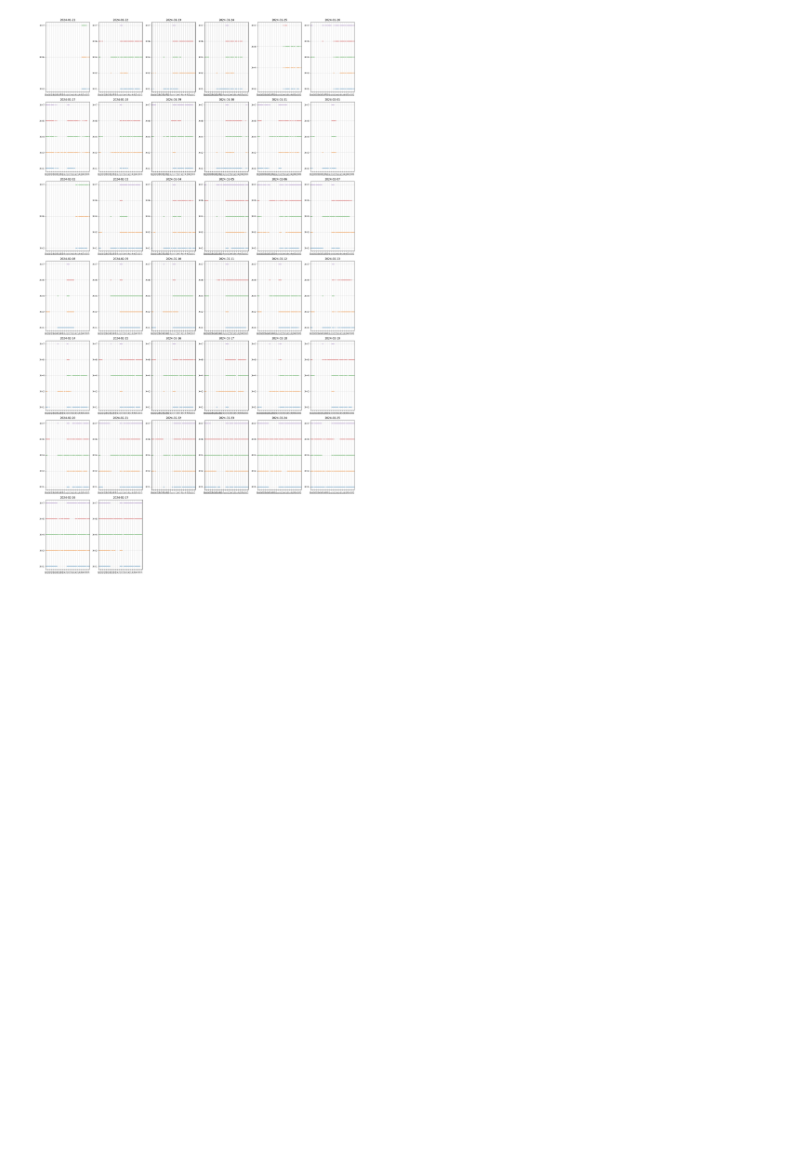
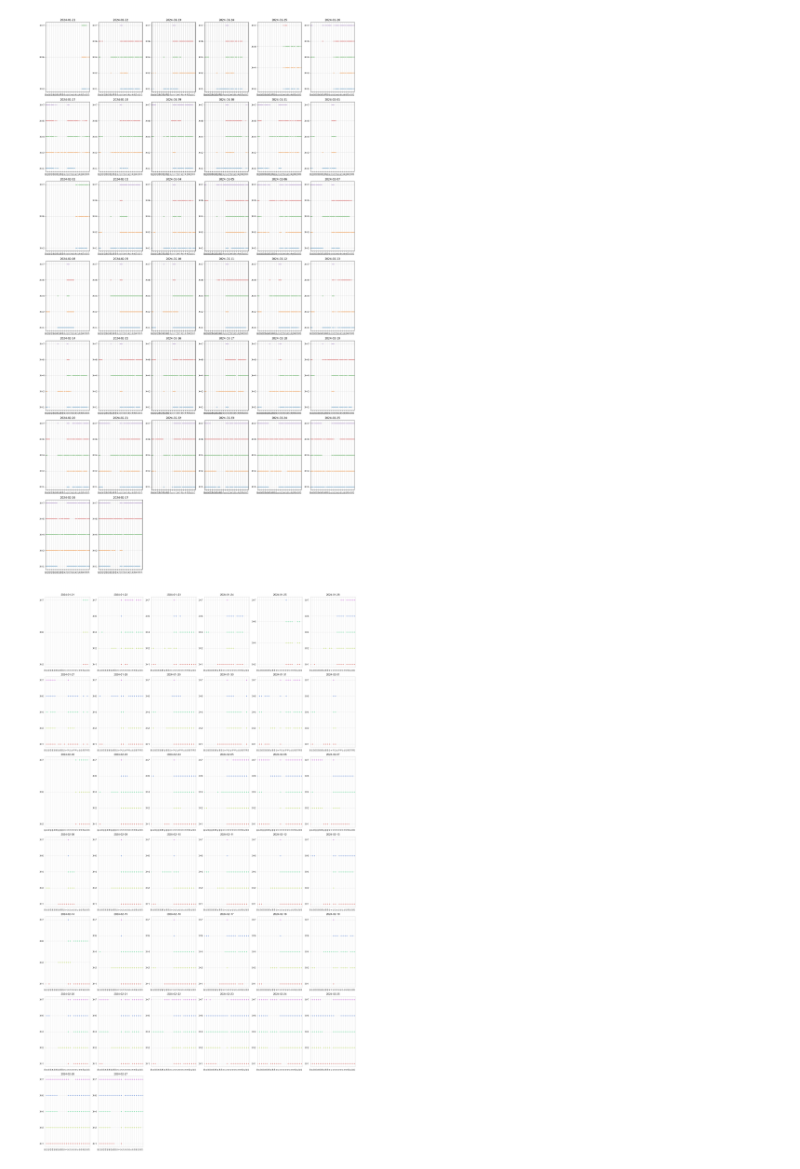
Before and after one commit to Tomasngu/BP, a Jupyter notebook: model_dt/analyze_blank.ipynb, the cells around one changed output. Cells and saved outputs as stored; diff of their text form; code cells hidden in the pictures; blank space fills up the shorter version.

```diff
--- a/model_dt/analyze_blank.ipynb
+++ b/model_dt/analyze_blank.ipynb
@@ -66,3 +66,74 @@ def plot_image_dates_and_times_by_day(directory):
 plot_image_dates_and_times_by_day("../../data_all/images/")
 # %% [output]
 [figure]
+# %%
+import os
+import re
+from datetime import datetime, timedelta
+import matplotlib.pyplot as plt
+import matplotlib.dates as mdates
+import seaborn as sns
+
+sns.set_style("whitegrid")
+
+palette = sns.color_palette("hls", 5)
+sns.set_palette(palette)
+
+def plot_image_dates_and_times_by_day(directory):
+    pattern = re.compile(r'screenshot(\d+)_(\d{2})_(\d{2})__(\d{2})_(\d{2})\.png')
+    data = {}
+
+    for filename in os.listdir(directory):
+        ending = os.path.splitext(filename)[0][-2:]
+        if ending not in ['00']:
+            continue
+        match = pattern.match(filename)
+        if match:
+            X, day, month, hour, minute = map(int, match.groups())
+            timestamp = datetime(year=2024, month=month, day=day, hour=hour, minute=minute)
+            date_key = timestamp.strftime('%Y-%m-%d')
+            if date_key not in data:
+                data[date_key] = {}
+            if X not in data[date_key]:
+                data[date_key][X] = []
+            data[date_key][X].append(timestamp)
+        else:
+            print(f"Unmatched filename: {filename}")
+
+    n_days = len(data)
+    cols = 6
+    rows = (n_days + cols - 1) // cols
+
+    fig, axs = plt.subplots(rows, cols, figsize=(20, 5 * rows))
+    fig.subplots_adjust(hspace=0.4, wspace=0.4)
+
+    for i, (date_key, day_data) in enumerate(sorted(data.items())):
+        ax = axs[i // cols, i % cols] if rows > 1 else axs[i % cols]
+        for idx, (X, timestamps) in enumerate(day_data.items()):
+            timestamps.sort()
+            ax.scatter(timestamps, [idx+1] * len(timestamps), alpha=0.7, label=f'Camera={X}', s=10)
+        ax.set_yticks(range(1, len(day_data) + 1))
+        ax.set_yticklabels([f'X={X}' for X in sorted(day_data.keys())])
+        ax.set_title(f'{date_key}')
+        # Set x-axis limits and formatter
+        date_obj = datetime.strptime(date_key, '%Y-%m-%d').date()
+        start_time = datetime.strptime('00:00', '%H:%M').time()
+        end_time = datetime.strptime('23:30', '%H:%M').time()
+        ax.set_xlim([datetime.combine(date_obj, start_time), datetime.combine(date_obj, end_time)])
+        ax.xaxis.set_major_locator(mdates.MinuteLocator(byminute=[0]))
+        ax.xaxis.set_major_formatter(mdates.DateFormatter('%H'))
+        ax.xaxis.set_tick_params(rotation=90)
+        ax.tick_params(axis='x', labelsize='small')
+
+        ax.grid(which='major', alpha=0.5)
+
+    if n_days % cols:
+        for idx in range(n_days, rows * cols):
+            axs.flat[idx].axis('off')
+
+    plt.tight_layout()
+    plt.show()
+
+plot_image_dates_and_times_by_day("../../data_all/images/")
+# %% [output]
+[figure, added]
```
Also changed, not shown: 1 other file.
